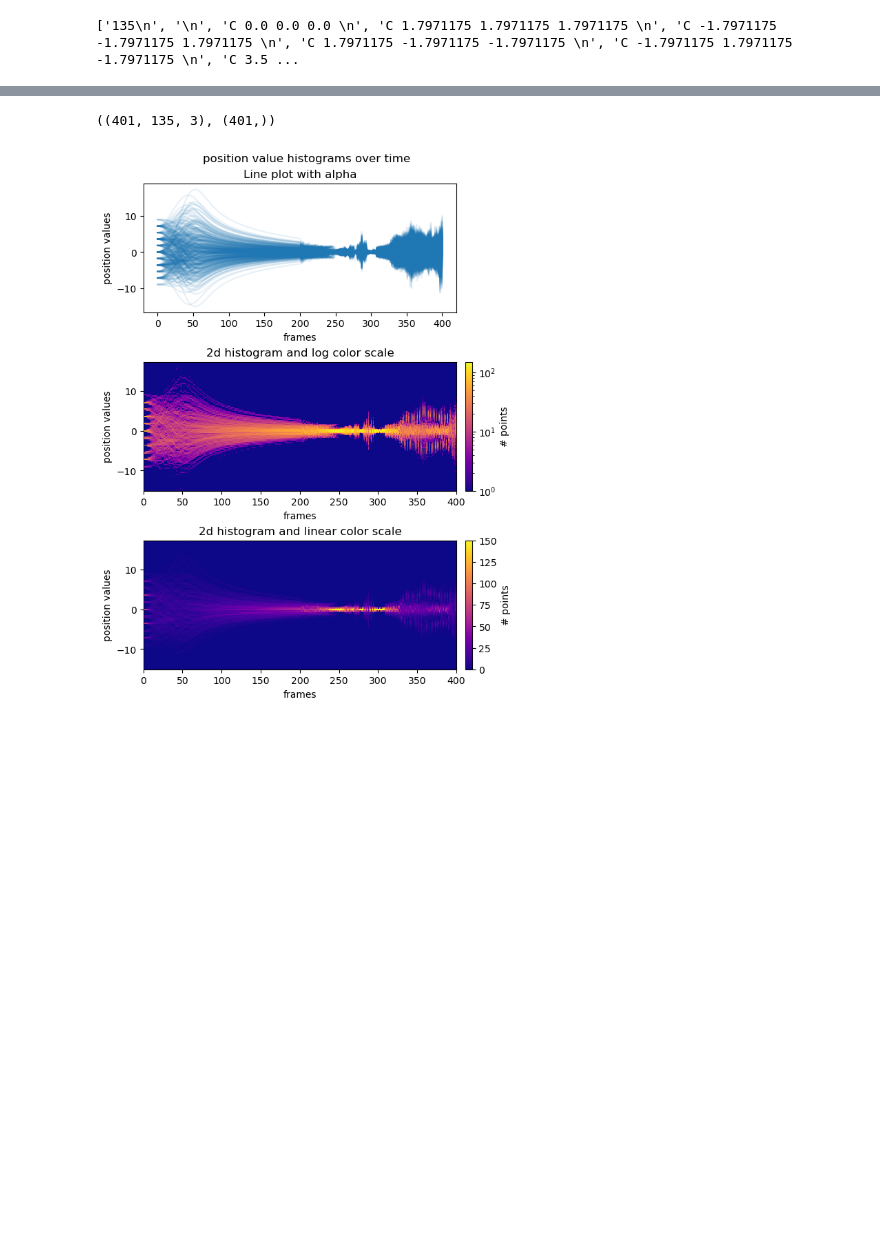
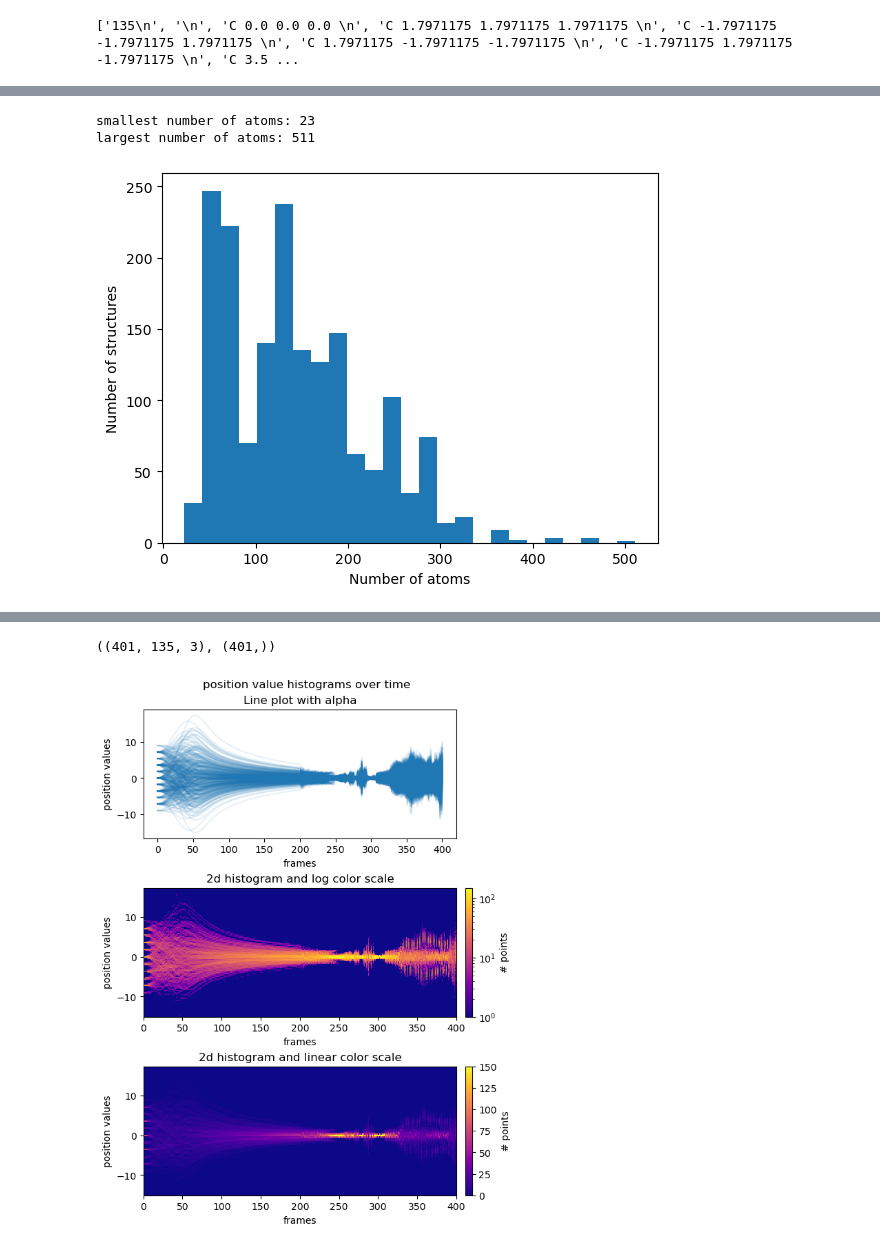
Before and after one commit to BaconBreaker/graph-diffusion-project, a Jupyter notebook: code/obsolete/data_exploration.ipynb, the cells around one changed output, grey strips where cells are left out. Drawn from its saved outputs; the diff is of its cells as text; code cells hidden in the pictures; blank space fills up the shorter version.

```diff
--- a/code/obsolete/data_exploration.ipynb
+++ b/code/obsolete/data_exploration.ipynb
@@ -57,0 +83,5 @@ print(lines)
+# %%
+number_of_structures = len(dataset)
+n_atoms_list = [d["node_attributes"].shape[0] for d in dataset]
+xyzs = [d["node_attributes"][:, 4:7] for d in dataset]
+largest_distances = np.array([pdist(xyz, metric='euclidean').max() for xyz in xyzs])
@@ -57,0 +107,17 @@ print(lines)
+# %%
+# Plot a histogram of the number of atoms in each structure
+# The x label is "Number of atoms"
+# The y label is "Number of structures"
+# The title is "Histogram of the number of atoms in each structure"
+# Print the smallest and largest number of atoms in the dataset
+print("smallest number of atoms:", min(n_atoms_list))
+print("largest number of atoms:", max(n_atoms_list))
+plt.hist(n_atoms_list, bins=25)
+plt.xlabel("Number of atoms")
+plt.ylabel("Number of structures")
+# plt.title("Histogram of the number of atoms in each structure")
+plt.show()
+# %% [output]
+smallest number of atoms: 23
+largest number of atoms: 511
+[figure, added]
```
Also changed, not shown: parts of 10 cells of this notebook, 4 other files.
